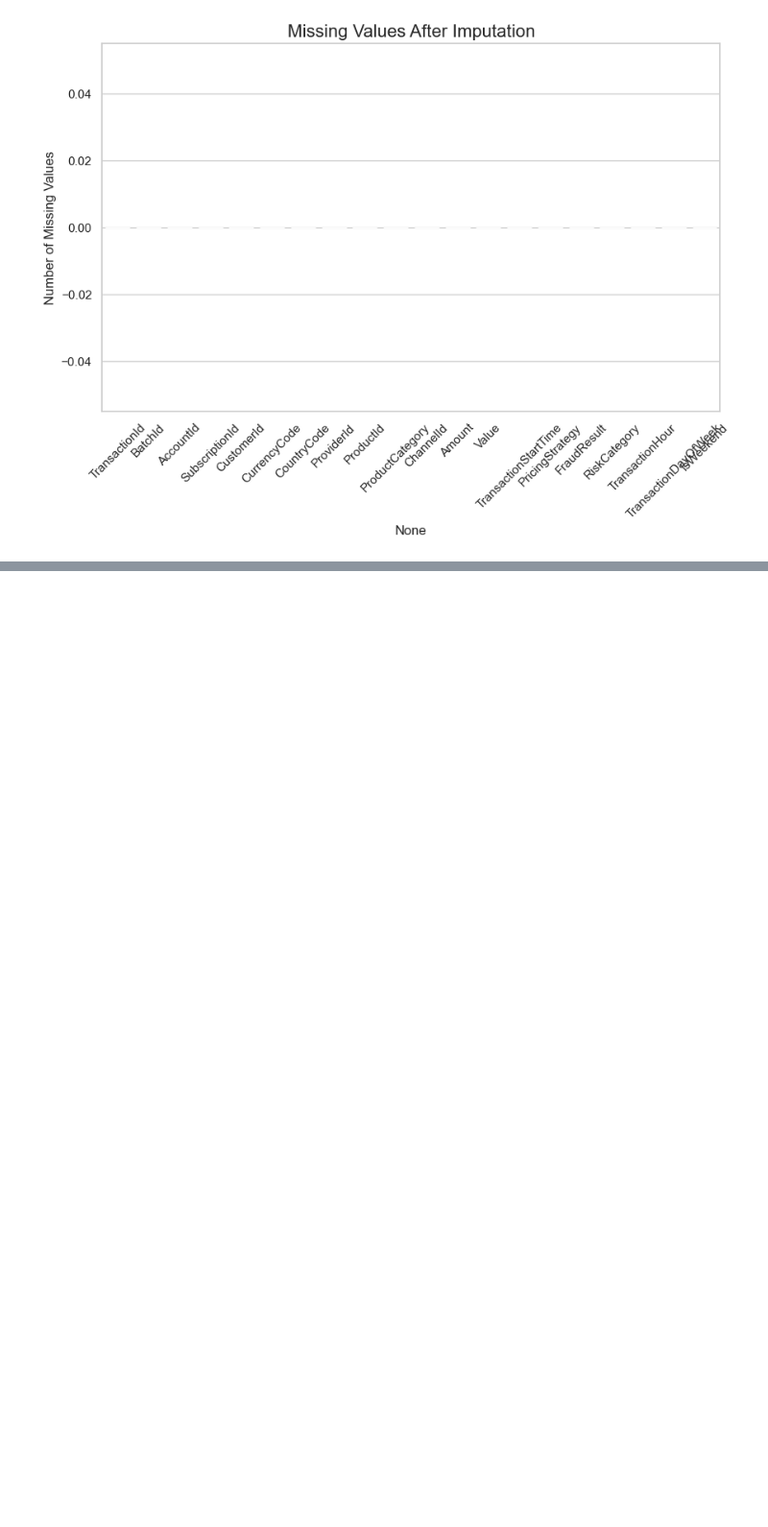
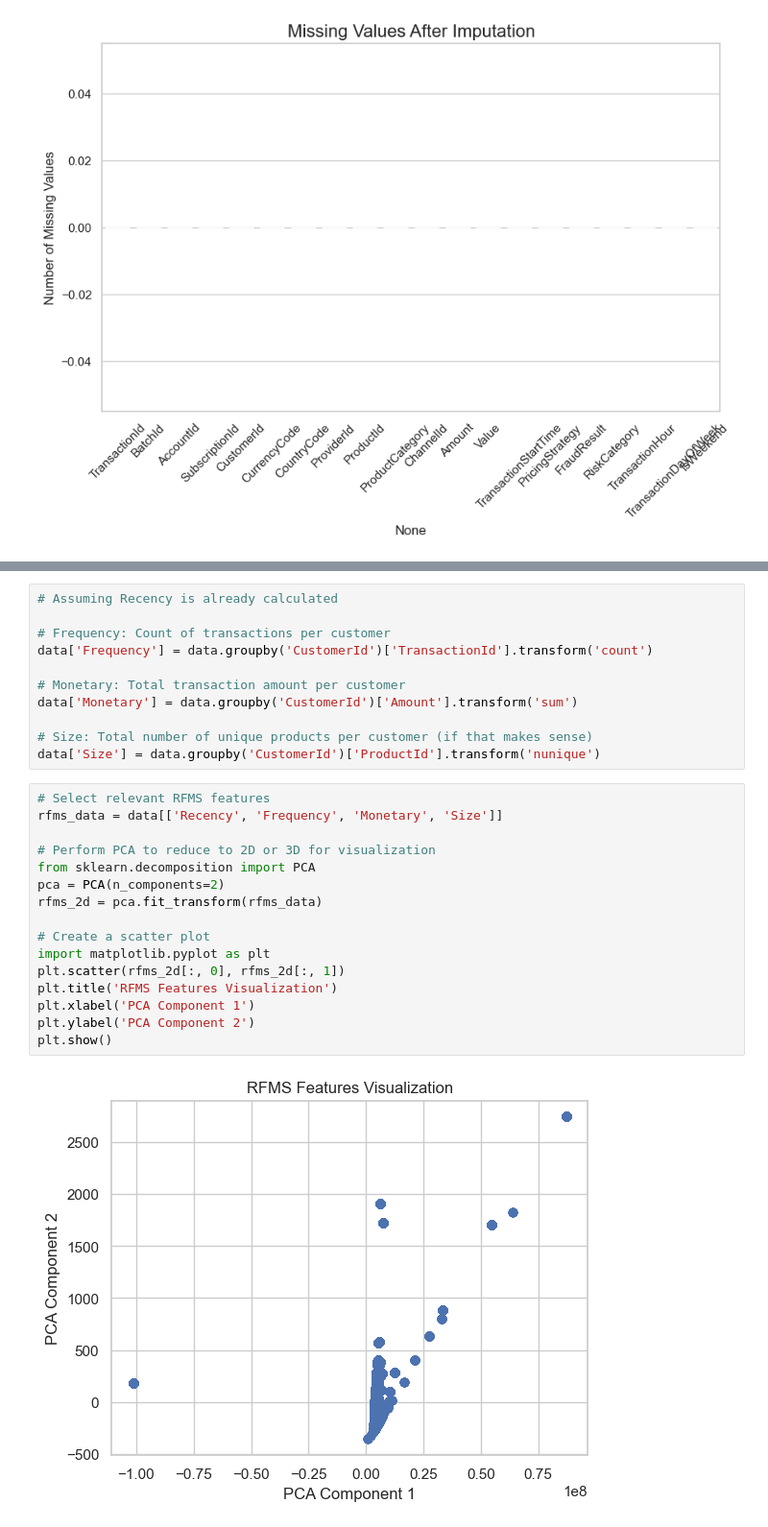
Before and after one commit to hasankere/W6Project, a Jupyter notebook: notebooks/BatBank.ipynb, the cells around one changed output, grey strips where cells are left out. Shown at 96% size. Saved outputs shown, nothing was run; the diff lists cells and outputs as text; blank space fills up the shorter version.

```diff
--- a/notebooks/BatBank.ipynb
+++ b/notebooks/BatBank.ipynb
@@ -553,0 +1097,29 @@ Passing `palette` without assigning `hue` is deprecated and will be removed in v
+# %%
+# Assuming Recency is already calculated
+
+# Frequency: Count of transactions per customer
+data['Frequency'] = data.groupby('CustomerId')['TransactionId'].transform('count')
+
+# Monetary: Total transaction amount per customer
+data['Monetary'] = data.groupby('CustomerId')['Amount'].transform('sum')
+
+# Size: Total number of unique products per customer (if that makes sense)
+data['Size'] = data.groupby('CustomerId')['ProductId'].transform('nunique')
+# %%
+# Select relevant RFMS features
+rfms_data = data[['Recency', 'Frequency', 'Monetary', 'Size']]
+
+# Perform PCA to reduce to 2D or 3D for visualization
+from sklearn.decomposition import PCA
+pca = PCA(n_components=2)
+rfms_2d = pca.fit_transform(rfms_data)
+
+# Create a scatter plot
+import matplotlib.pyplot as plt
+plt.scatter(rfms_2d[:, 0], rfms_2d[:, 1])
+plt.title('RFMS Features Visualization')
+plt.xlabel('PCA Component 1')
+plt.ylabel('PCA Component 2')
+plt.show()
+# %% [output]
+[figure, added]
```
Also changed, not shown: parts of 41 cells of this notebook.
